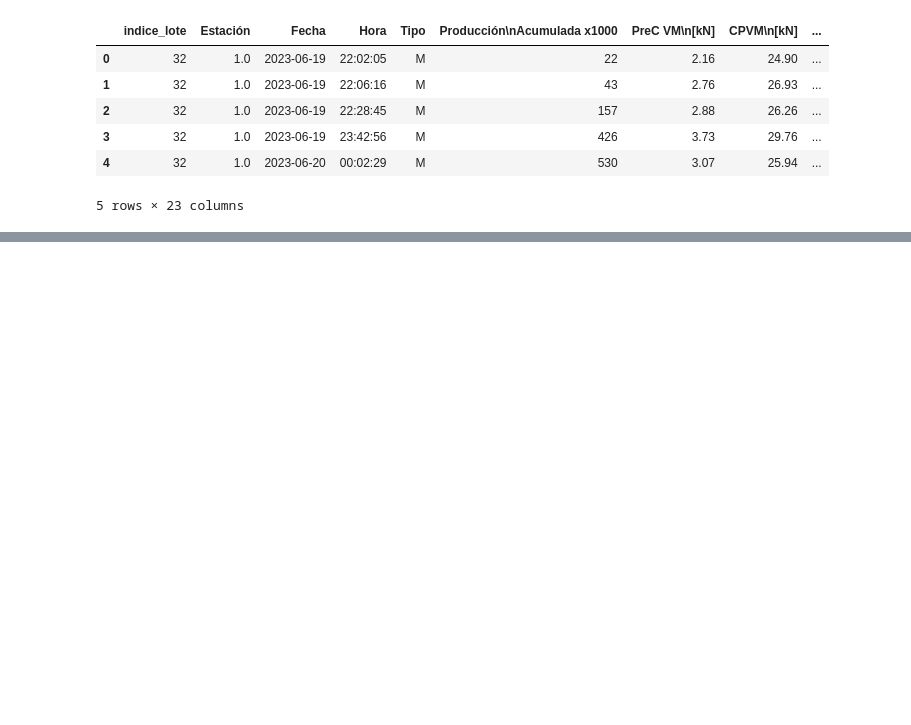
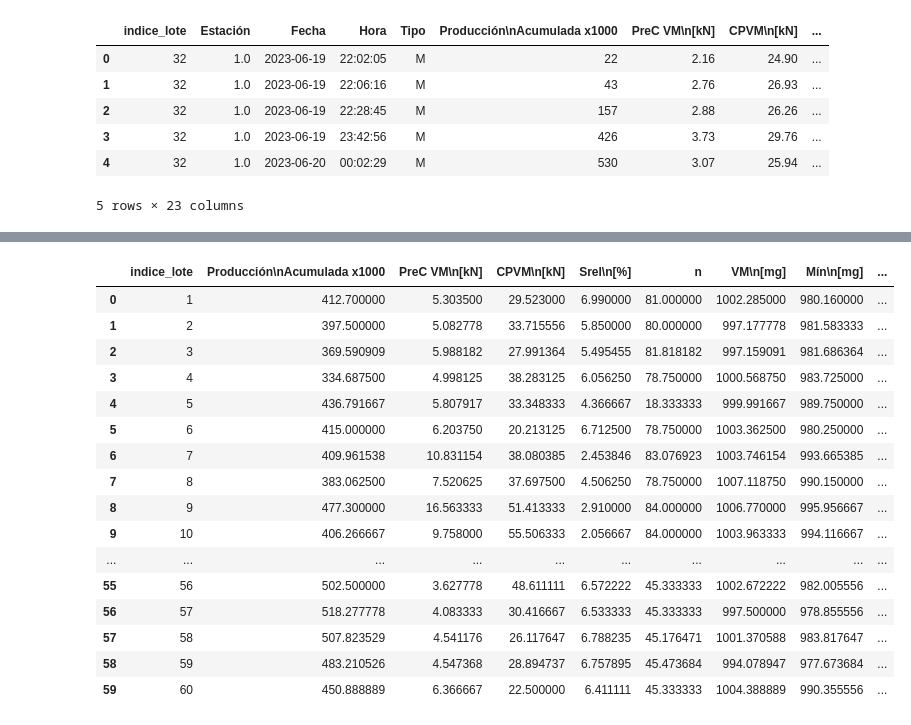
Before and after one commit to melmramxs/MA2003B, a Jupyter notebook: reto.ipynb, the cells around one changed output, grey strips where cells are left out. Cells and saved outputs as stored; diff of their text form; code cells hidden in the pictures; blank space fills up the shorter version.

```diff
--- a/reto.ipynb
+++ b/reto.ipynb
@@ -15,3 +15,6 @@ data_og.head()
 data = data_og.copy()
 # %%
 data.drop(columns=['Fecha', 'Hora', 'Tipo', 'Estación'], inplace = True)
+# %%
+df2 = data.groupby('indice_lote').mean()
+df2
@@ -17,0 +40,3 @@ data.drop(columns=['Fecha', 'Hora', 'Tipo', 'Estación'], inplace = True)
+# %%
+df_friab = pd.read_excel('reto.xlsx', sheet_name='calidad_friabilidad')
+df_friab
@@ -17,0 +61,22 @@ data.drop(columns=['Fecha', 'Hora', 'Tipo', 'Estación'], inplace = True)
+# %%
+# df = pd.merge(left = 'df2', right=)
+df = df2.merge(df_friab, how = 'left', on = 'indice_lote')
+df
+# %% [output]
+|  | indice_lote | Producción\nAcumulada x1000 | PreC VM\n[kN] | CPVM\n[kN] | Srel\n[%] | n | VM\n[mg] | Mín\n[mg] | ... |
+| 0 | 1 | 412.700000 | 5.303500 | 29.523000 | 6.990000 | 81.000000 | 1002.285000 | 980.160000 | ... |
+| 1 | 2 | 397.500000 | 5.082778 | 33.715556 | 5.850000 | 80.000000 | 997.177778 | 981.583333 | ... |
+| 2 | 3 | 369.590909 | 5.988182 | 27.991364 | 5.495455 | 81.818182 | 997.159091 | 981.686364 | ... |
+| 3 | 4 | 334.687500 | 4.998125 | 38.283125 | 6.056250 | 78.750000 | 1000.568750 | 983.725000 | ... |
+| 4 | 5 | 436.791667 | 5.807917 | 33.348333 | 4.366667 | 18.333333 | 999.991667 | 989.750000 | ... |
+| 5 | 6 | 415.000000 | 6.203750 | 20.213125 | 6.712500 | 78.750000 | 1003.362500 | 980.250000 | ... |
+| 6 | 7 | 409.961538 | 10.831154 | 38.080385 | 2.453846 | 83.076923 | 1003.746154 | 993.665385 | ... |
+| 7 | 8 | 383.062500 | 7.520625 | 37.697500 | 4.506250 | 78.750000 | 1007.118750 | 990.150000 | ... |
+| 8 | 9 | 477.300000 | 16.563333 | 51.413333 | 2.910000 | 84.000000 | 1006.770000 | 995.956667 | ... |
+| 9 | 10 | 406.266667 | 9.758000 | 55.506333 | 2.056667 | 84.000000 | 1003.963333 | 994.116667 | ... |
+| ... | ... | ... | ... | ... | ... | ... | ... | ... | ... |
+| 55 | 56 | 502.500000 | 3.627778 | 48.611111 | 6.572222 | 45.333333 | 1002.672222 | 982.005556 | ... |
+| 56 | 57 | 518.277778 | 4.083333 | 30.416667 | 6.533333 | 45.333333 | 997.500000 | 978.855556 | ... |
+| 57 | 58 | 507.823529 | 4.541176 | 26.117647 | 6.788235 | 45.176471 | 1001.370588 | 983.817647 | ... |
+| 58 | 59 | 483.210526 | 4.547368 | 28.894737 | 6.757895 | 45.473684 | 994.078947 | 977.673684 | ... |
+| 59 | 60 | 450.888889 | 6.366667 | 22.500000 | 6.411111 | 45.333333 | 1004.388889 | 990.355556 | ... |
```
Also changed, not shown: parts of 2 cells of this notebook.
